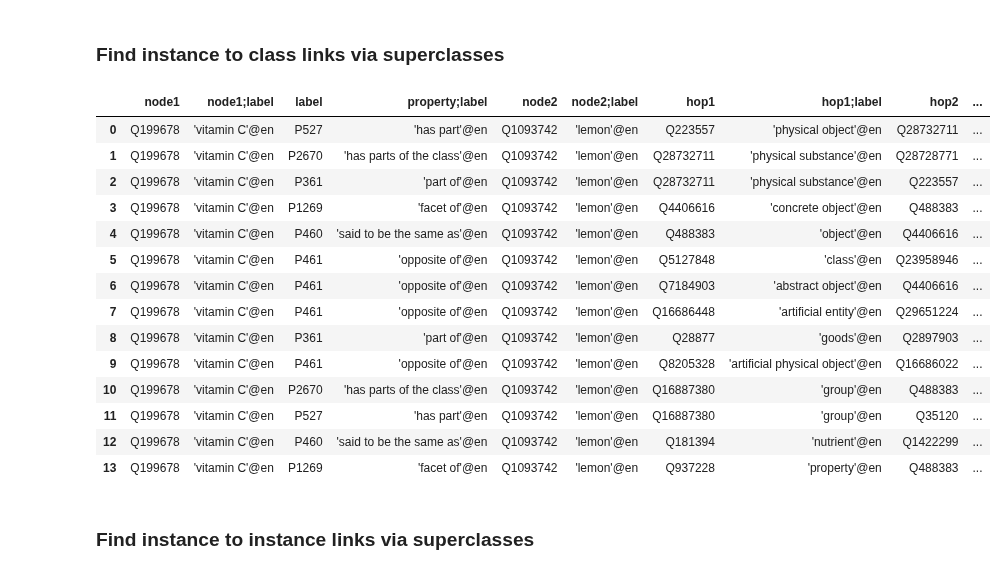
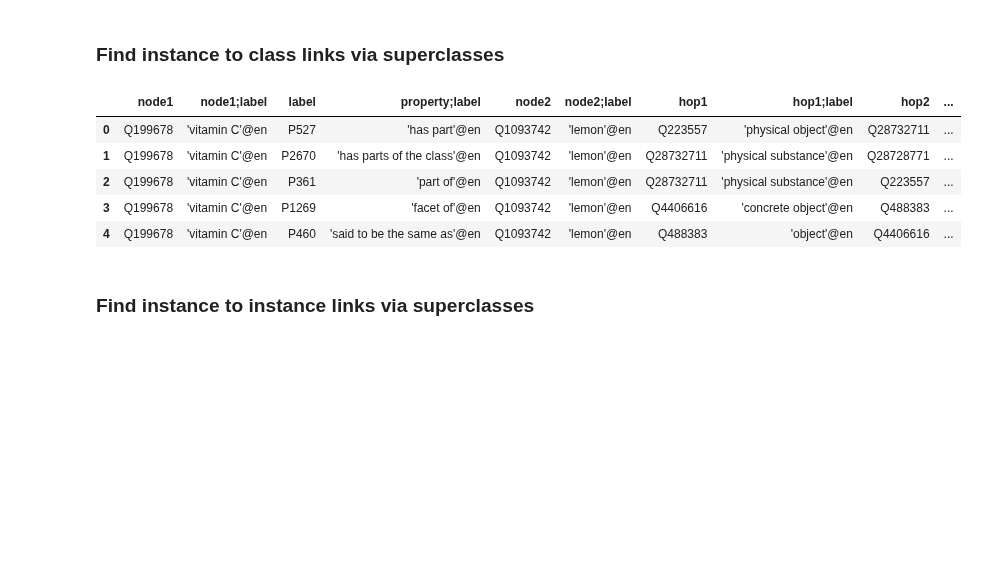
Before and after one commit to usc-isi-i2/kgtk-notebooks, a Jupyter notebook: use-cases/ontology-examples.ipynb, the cells around one changed output. Saved outputs shown, nothing was run; the diff lists cells and outputs as text; code cells hidden in the pictures; blank space fills up the shorter version.

```diff
--- a/use-cases/ontology-examples.ipynb
+++ b/use-cases/ontology-examples.ipynb
@@ -242,9 +245,7 @@ find_class_class_links_via_superclass_and_subclass("Q199678", "Q1093742")
 # %% [markdown]
 ### Find instance to class links via superclasses
 # %%
-def find_instance_class_links_via_superclass_and_subclass(qnode1, qnode2, limit=20):
-    """Use case: qnode1 is an instance, qnode2 is a class: find a link between a P31/P279* of qnode1 and a P279* of qnode2"""
-    query = kypher_api.get_query(
+find_instance_class_links_via_superclass_and_subclass_query = kypher_api.get_query(
         inputs=['item', 'p279star', 'label'],
         match="""
             item: (n1)-[:P31]->(class),
@@ -269,27 +270,21 @@ def find_instance_class_links_via_superclass_and_subclass(qnode1, qnode2, limit=
             hop2 as hop2,
             hop2_label as `hop2;label`
             """,
-        limit=limit
+        limit='$LIMIT'
     )
-    return query.execute(fmt='df', QNODE1=qnode1, QNODE2=qnode2)
+
+def find_instance_class_links_via_superclass_and_subclass(qnode1, qnode2, limit=20):
+    """Use case: qnode1 is an instance, qnode2 is a class: find a link between a P31/P279* of qnode1 and a P279* of qnode2"""
+    return kypher_api.execute_query(find_instance_class_links_via_superclass_and_subclass_query, fmt='df', QNODE1=qnode1, QNODE2=qnode2, LIMIT=limit)
 # %%
-find_instance_class_links_via_superclass_and_subclass("Q199678", "Q1093742")
+find_instance_class_links_via_superclass_and_subclass("Q199678", "Q1093742", limit=5)
 # %% [output]
 |  | node1 | node1;label | label | property;label | node2 | node2;label | hop1 | hop1;label | hop2 | ... |
 | 0 | Q199678 | 'vitamin C'@en | P527 | 'has part'@en | Q1093742 | 'lemon'@en | Q223557 | 'physical object'@en | Q28732711 | ... |
 | 1 | Q199678 | 'vitamin C'@en | P2670 | 'has parts of the class'@en | Q1093742 | 'lemon'@en | Q28732711 | 'physical substance'@en | Q28728771 | ... |
 | 2 | Q199678 | 'vitamin C'@en | P361 | 'part of'@en | Q1093742 | 'lemon'@en | Q28732711 | 'physical substance'@en | Q223557 | ... |
 | 3 | Q199678 | 'vitamin C'@en | P1269 | 'facet of'@en | Q1093742 | 'lemon'@en | Q4406616 | 'concrete object'@en | Q488383 | ... |
 | 4 | Q199678 | 'vitamin C'@en | P460 | 'said to be the same as'@en | Q1093742 | 'lemon'@en | Q488383 | 'object'@en | Q4406616 | ... |
-| 5 | Q199678 | 'vitamin C'@en | P461 | 'opposite of'@en | Q1093742 | 'lemon'@en | Q5127848 | 'class'@en | Q23958946 | ... |
-| 6 | Q199678 | 'vitamin C'@en | P461 | 'opposite of'@en | Q1093742 | 'lemon'@en | Q7184903 | 'abstract object'@en | Q4406616 | ... |
-| 7 | Q199678 | 'vitamin C'@en | P461 | 'opposite of'@en | Q1093742 | 'lemon'@en | Q16686448 | 'artificial entity'@en | Q29651224 | ... |
-| 8 | Q199678 | 'vitamin C'@en | P361 | 'part of'@en | Q1093742 | 'lemon'@en | Q28877 | 'goods'@en | Q2897903 | ... |
-| 9 | Q199678 | 'vitamin C'@en | P461 | 'opposite of'@en | Q1093742 | 'lemon'@en | Q8205328 | 'artificial physical object'@en | Q16686022 | ... |
-| 10 | Q199678 | 'vitamin C'@en | P2670 | 'has parts of the class'@en | Q1093742 | 'lemon'@en | Q16887380 | 'group'@en | Q488383 | ... |
-| 11 | Q199678 | 'vitamin C'@en | P527 | 'has part'@en | Q1093742 | 'lemon'@en | Q16887380 | 'group'@en | Q35120 | ... |
-| 12 | Q199678 | 'vitamin C'@en | P460 | 'said to be the same as'@en | Q1093742 | 'lemon'@en | Q181394 | 'nutrient'@en | Q1422299 | ... |
-| 13 | Q199678 | 'vitamin C'@en | P1269 | 'facet of'@en | Q1093742 | 'lemon'@en | Q937228 | 'property'@en | Q488383 | ... |
 # %% [markdown]
 ### Find instance to instance links via superclasses
 # %%
```
Also changed, not shown: parts of 5 cells of this notebook.
